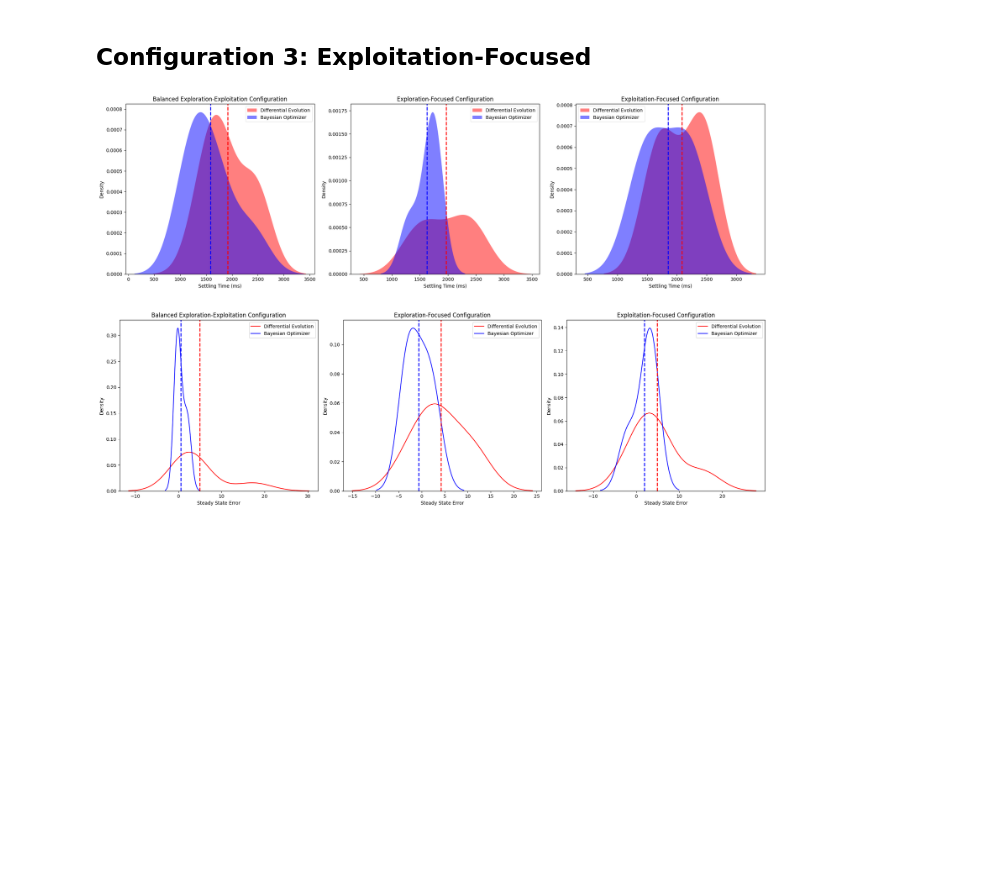
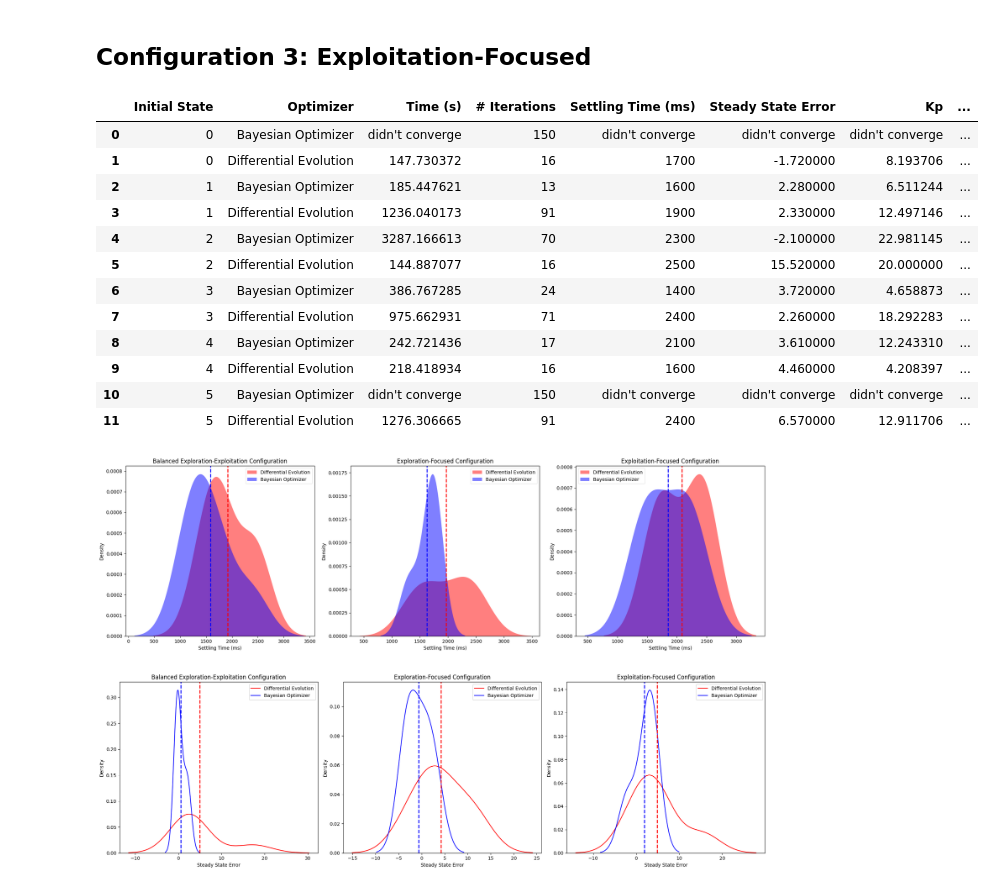
Before and after one commit to alibustami/PID-Tuning-for-Motion-Optimization, a Jupyter notebook: evaluation/rq3.ipynb, the cells around one changed output. Saved outputs shown, nothing was run; the diff lists cells and outputs as text; code cells hidden in the pictures; blank space fills up the shorter version.

```diff
--- a/evaluation/rq3.ipynb
+++ b/evaluation/rq3.ipynb
@@ -332,71 +345,49 @@ for init_index in range(6):
                     "didn't converge",
                     "didn't converge",
                     "didn't converge",
                     "didn't converge",
                     "didn't converge",
                 ]
             )
 
     for config in [de_results.config_2]:
         trial = config.trial_1
         init_txt = getattr(trial, f"init_{init_index}_txt")
         init_csv = getattr(trial, f"init_{init_index}_csv")
         if init_txt is not None:
             set_point = init_csv["set_point"].values[0]
             rows.append(
                 [
                     init_txt.selected_init_state,
                     "Differential Evolution",
                     init_txt.total_exp_time,
                     init_txt.n_trials,
                     init_txt.settling_time,
                     eval(init_csv["angle_values"].values[-1])[-1] - set_point,
                     init_txt.x.Kp,
                     init_txt.x.Ki,
                     init_txt.x.Kd,
                 ]
             )
 
-fig = go.Figure(
-    data=[
-        go.Table(
-            header=dict(
-                values=header, fill_color="paleturquoise", align="left"
-            ),
-            cells=dict(
-                values=list(zip(*rows)), fill_color="lavender", align="left"
-            ),
-        )
+df = pd.DataFrame(rows, columns=header)
+df.style.set_table_styles(
+    [
+        dict(selector="th", props=[("font-size", "10pt")]),
+        dict(selector="td", props=[("font-size", "10pt")]),
     ]
 )
-
-fig.show()
-
-df_exploitation = pd.DataFrame(rows, columns=header)
-de_settling_time_exploitation = df_exploitation[
-    df_exploitation["Optimizer"] == "Differential Evolution"
-]["Settling Time (ms)"].values
-de_settling_time_exploitation = de_settling_time_exploitation[
-    de_settling_time_exploitation != "didn't converge"
-]
-
-bo_settling_time_exploitation = df_exploitation[
-    df_exploitation["Optimizer"] == "Bayesian Optimizer"
-]["Settling Time (ms)"].values
-bo_settling_time_exploitation = bo_settling_time_exploitation[
-    bo_settling_time_exploitation != "didn't converge"
-]
-
-de_sse_exploitation = df_exploitation[
-    df_exploitation["Optimizer"] == "Differential Evolution"
-]["Steady State Error"].values
-de_sse_exploitation = de_sse_exploitation[
-    de_sse_exploitation != "didn't converge"
-]
-
-bo_sse_exploitation = df_exploitation[
-    df_exploitation["Optimizer"] == "Bayesian Optimizer"
-]["Steady State Error"].values
-bo_sse_exploitation = bo_sse_exploitation[
-    bo_sse_exploitation != "didn't converge"
-]
+# %% [output]
+|  | Initial State | Optimizer | Time (s) | # Iterations | Settling Time (ms) | Steady State Error | Kp | ... |
+| 0 | 0 | Bayesian Optimizer | didn't converge | 150 | didn't converge | didn't converge | didn't converge | ... |
+| 1 | 0 | Differential Evolution | 147.730372 | 16 | 1700 | -1.720000 | 8.193706 | ... |
+| 2 | 1 | Bayesian Optimizer | 185.447621 | 13 | 1600 | 2.280000 | 6.511244 | ... |
+| 3 | 1 | Differential Evolution | 1236.040173 | 91 | 1900 | 2.330000 | 12.497146 | ... |
+| 4 | 2 | Bayesian Optimizer | 3287.166613 | 70 | 2300 | -2.100000 | 22.981145 | ... |
+| 5 | 2 | Differential Evolution | 144.887077 | 16 | 2500 | 15.520000 | 20.000000 | ... |
+| 6 | 3 | Bayesian Optimizer | 386.767285 | 24 | 1400 | 3.720000 | 4.658873 | ... |
+| 7 | 3 | Differential Evolution | 975.662931 | 71 | 2400 | 2.260000 | 18.292283 | ... |
+| 8 | 4 | Bayesian Optimizer | 242.721436 | 17 | 2100 | 3.610000 | 12.243310 | ... |
+| 9 | 4 | Differential Evolution | 218.418934 | 16 | 1600 | 4.460000 | 4.208397 | ... |
+| 10 | 5 | Bayesian Optimizer | didn't converge | 150 | didn't converge | didn't converge | didn't converge | ... |
+| 11 | 5 | Differential Evolution | 1276.306665 | 91 | 2400 | 6.570000 | 12.911706 | ... |
```
Also changed, not shown: parts of 7 cells of this notebook.
